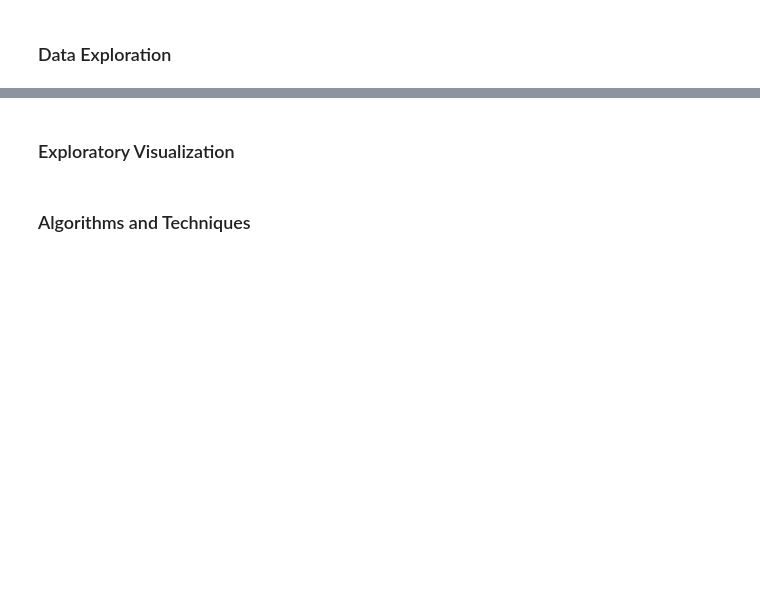
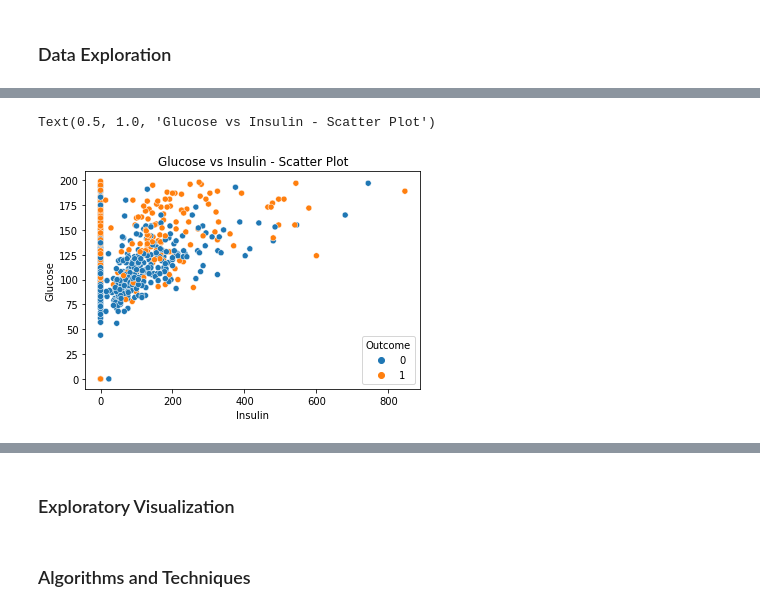
Before and after one commit to DineshAnalyticsandAI/Diabetes-Detection, a Jupyter notebook: Diabetes_Detection.ipynb, the cells around one changed output, grey strips where cells are left out. Saved outputs shown, nothing was run; the diff lists cells and outputs as text; code cells hidden in the pictures; blank space fills up the shorter version.

```diff
--- a/Diabetes_Detection.ipynb
+++ b/Diabetes_Detection.ipynb
@@ -51,0 +146,7 @@ o	Deploy web application using Heroku (Cloud application platform)
+# %%
+# Below visual indicates lower glucose level with lower Insulin generally means that patient is not diabetic
+sns.scatterplot(data = df, x='Insulin',y='Glucose',hue='Outcome')
+plt.title('Glucose vs Insulin - Scatter Plot')
+# %% [output]
+Text(0.5, 1.0, 'Glucose vs Insulin - Scatter Plot')
+[figure, added]
```
Also changed, not shown: parts of 14 cells of this notebook.
